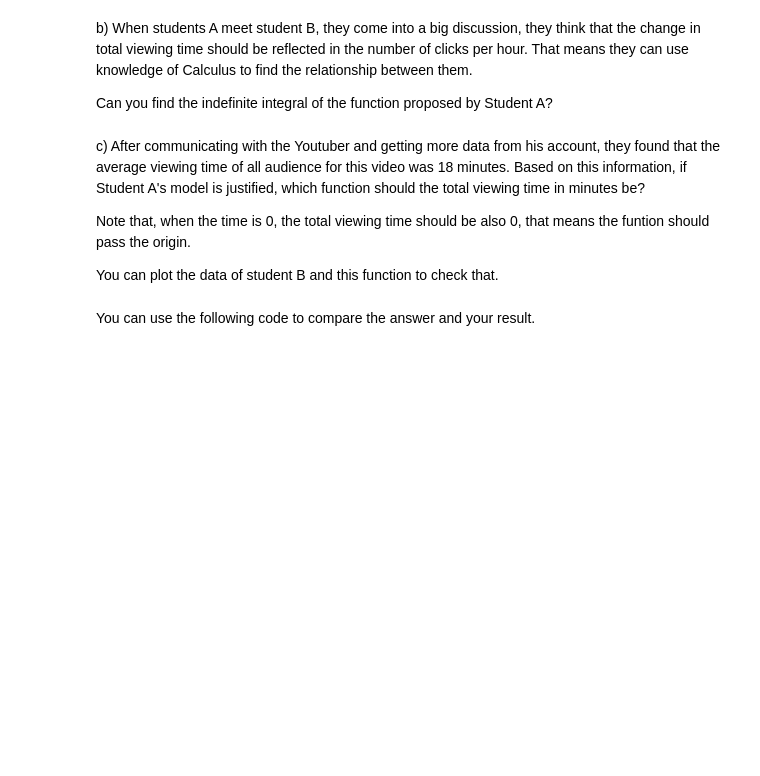
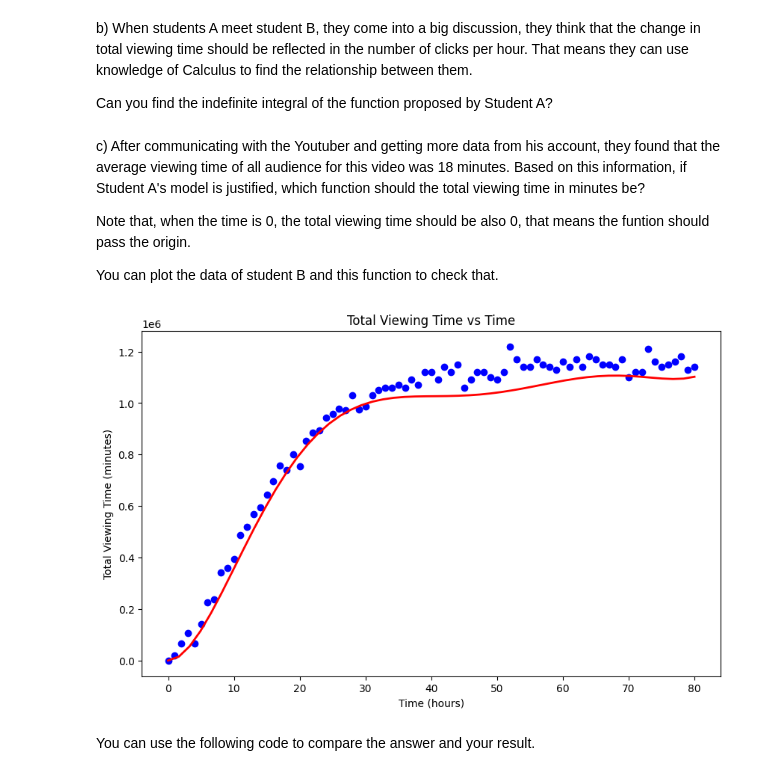
Before and after one commit to bhassant202/computational-thinking-week-individual-15400395-, a Jupyter notebook: challenge_calculus/Review_Calculus.ipynb, the cells around one changed output. Saved outputs shown, nothing was run; the diff lists cells and outputs as text; code cells hidden in the pictures; blank space fills up the shorter version.

```diff
--- a/challenge_calculus/Review_Calculus.ipynb
+++ b/challenge_calculus/Review_Calculus.ipynb
@@ -108,27 +114,29 @@ Note that, when the time is 0, the total viewing time should be also 0, that mea
 
 You can plot the data of student B and this function to check that.
 # %%
-data_b = pd.read_csv("data_student_B.csv")
+data_b = pd.read_csv("challenge_calculus/data_student_B.csv")
 x_b = data_b["time (h)"]
 y_b = data_b["Total viewing time (min)"]
 
 def IntegralPoly(x):
     poly_integral = (1.33e-5 * x**6 - 0.0036 * x**5 + 0.37 * x**4 - 17.5 * x**3 + 340 * x**2)
 
     total_viewing_time = 18 * poly_integral
 
     return total_viewing_time
 
 x_model = np.linspace(0, 80)
 y_model = IntegralPoly(x_model)
 
 plt.figure(figsize=(10, 6))
 plt.scatter(x_b, y_b, color='blue', label='Student B Data')
 plt.plot(x_model, y_model, color='red', linewidth=2, label='Total Viewing Time Model')
 plt.xlabel('Time (hours)')
 plt.ylabel('Total Viewing Time (minutes)')
 plt.title('Total Viewing Time vs Time')
 plt.show()
+# %% [output]
+[figure, added]
 # %% [markdown]
 You can use the following code to compare the answer and your result.
 # %%
```
Also changed, not shown: parts of 6 cells of this notebook, 1 other file.
